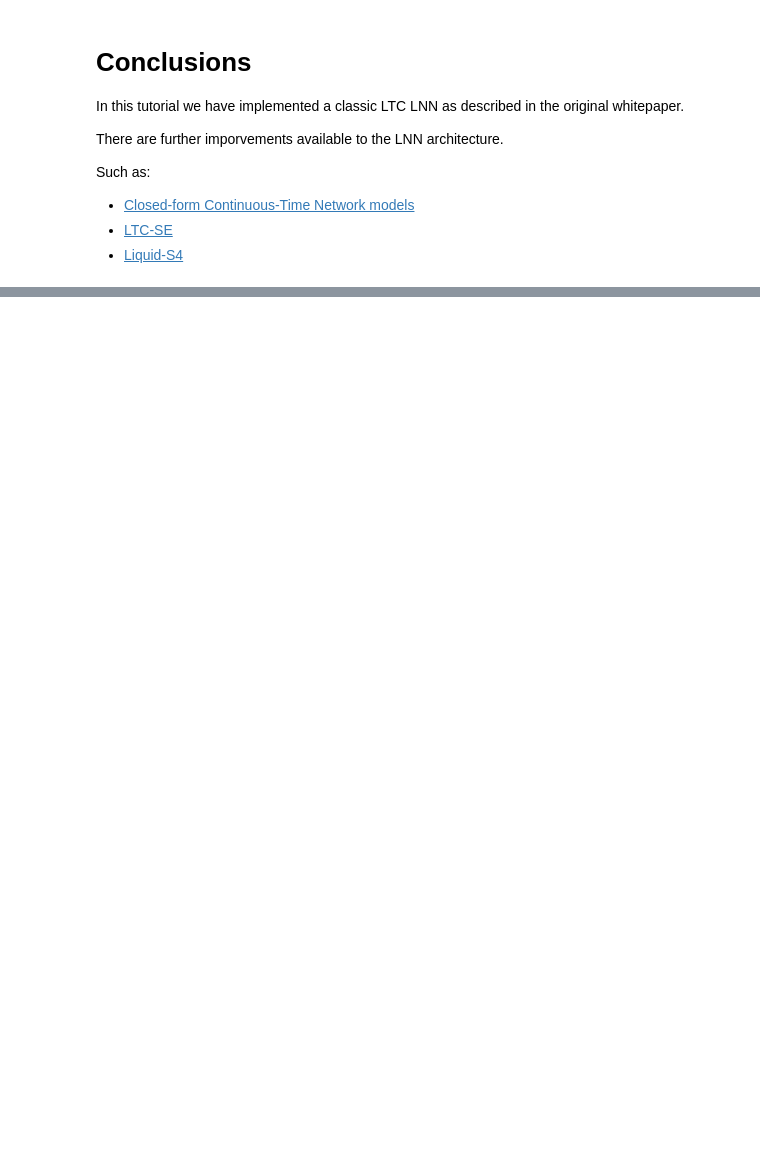
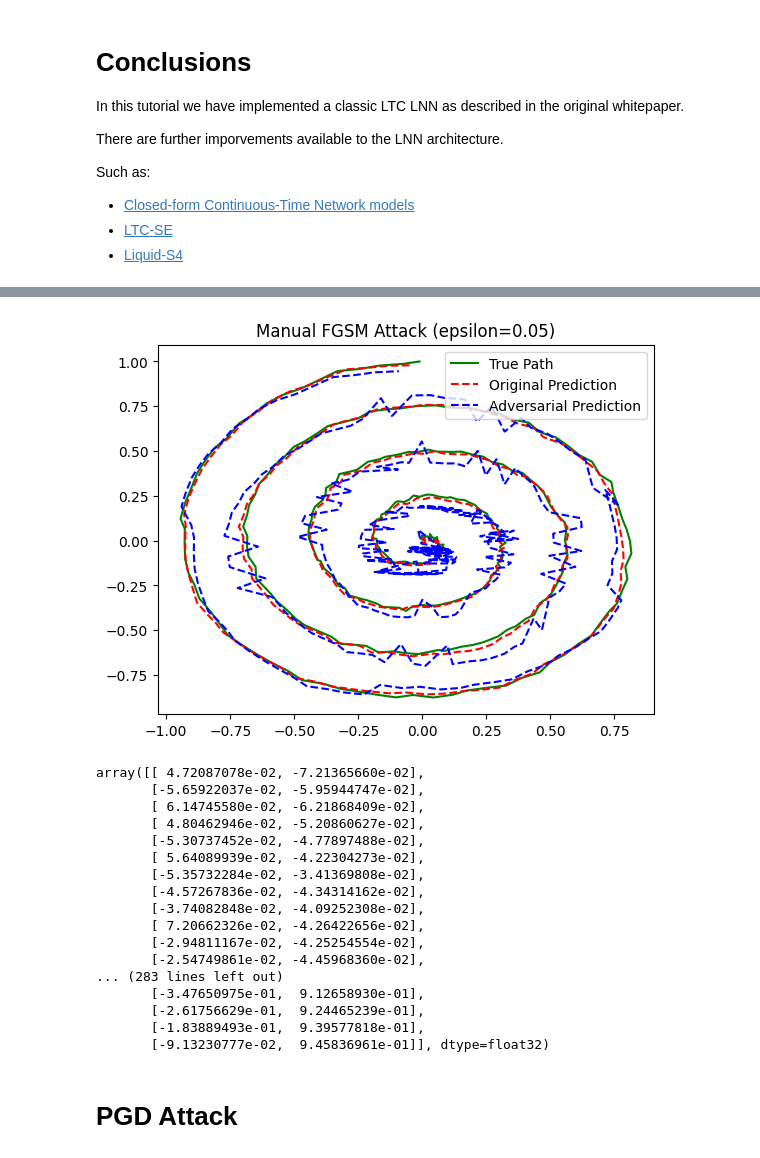
Before and after one commit to ViyanR/LTCFYP, a Jupyter notebook: LNN_LTC_Tutorial_Eng.ipynb, the cells around one changed output, grey strips where cells are left out. Cells and saved outputs as stored; diff of their text form; code cells hidden in the pictures; blank space fills up the shorter version.

```diff
--- a/LNN_LTC_Tutorial_Eng.ipynb
+++ b/LNN_LTC_Tutorial_Eng.ipynb
@@ -404,0 +448,62 @@ NotImplementedError:
+# %%
+def run_manual_fgsm_attack(model, input_seq, target_seq, epsilon=0.05):
+    model.eval()
+
+    # Convert to tensors
+    input_tensor = torch.FloatTensor(input_seq).unsqueeze(0).requires_grad_(True)  # [1, seq_len, input_dim]
+    target_tensor = torch.FloatTensor(target_seq).unsqueeze(0)                      # [1, seq_len, output_dim]
+
+    # Forward pass
+    output = model(input_tensor)
+    loss = F.mse_loss(output, target_tensor)
+
+    # Backward pass to compute gradients
+    model.zero_grad()
+    loss.backward()
+
+    # Generate perturbation using the sign of the gradient
+    perturbation = epsilon * input_tensor.grad.data.sign()
+    adv_input = input_tensor + perturbation
+    adv_input = adv_input.detach()
+
+    # Get adversarial output
+    adv_output = model(adv_input).squeeze(0).detach().numpy()
+    original_output = output.squeeze(0).detach().numpy()
+
+    # Plot results
+    plt.plot(target_seq[:, 0], target_seq[:, 1], 'g-', label='True Path')
+    plt.plot(original_output[:, 0], original_output[:, 1], 'r--', label='Original Prediction')
+    plt.plot(adv_output[:, 0], adv_output[:, 1], 'b--', label='Adversarial Prediction')
+    plt.legend()
+    plt.title(f"Manual FGSM Attack (epsilon={epsilon})")
+    plt.show()
+
+    return adv_output
+# %%
+test_data = generate_spiral_data(300, 4)
+test_input = test_data[:-1]
+test_target = test_data[1:]
+
+# Run attack on a short sequence
+run_manual_fgsm_attack(model, test_input, test_target, epsilon=0.05)
+# %% [output]
+[figure, added]
+array([[ 4.72087078e-02, -7.21365660e-02],
+       [-5.65922037e-02, -5.95944747e-02],
+       [ 6.14745580e-02, -6.21868409e-02],
+       [ 4.80462946e-02, -5.20860627e-02],
+       [-5.30737452e-02, -4.77897488e-02],
+       [ 5.64089939e-02, -4.22304273e-02],
+       [-5.35732284e-02, -3.41369808e-02],
+       [-4.57267836e-02, -4.34314162e-02],
+       [-3.74082848e-02, -4.09252308e-02],
+       [ 7.20662326e-02, -4.26422656e-02],
+       [-2.94811167e-02, -4.25254554e-02],
+       [-2.54749861e-02, -4.45968360e-02],
+... (283 lines left out)
+       [-3.47650975e-01,  9.12658930e-01],
+       [-2.61756629e-01,  9.24465239e-01],
+       [-1.83889493e-01,  9.39577818e-01],
+       [-9.13230777e-02,  9.45836961e-01]], dtype=float32)
+# %% [markdown]
+# PGD Attack
```
Also changed, not shown: parts of 11 cells of this notebook.
